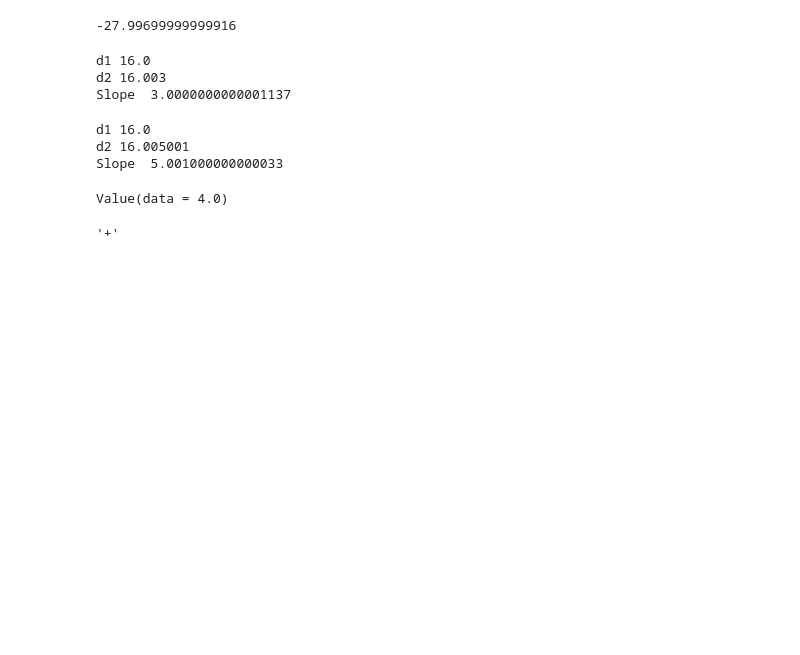
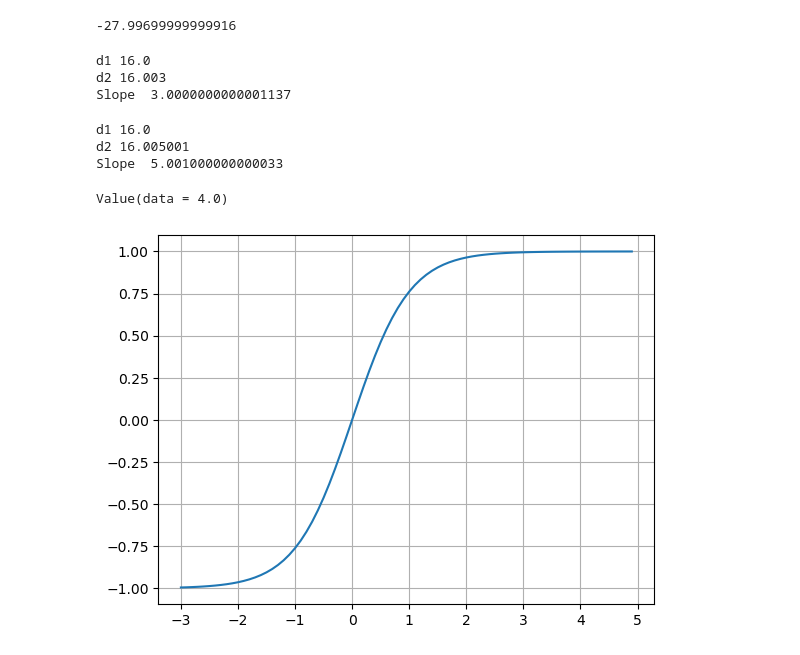
Before and after one commit to VaskarO/Neural-network-and-deep-learning, a Jupyter notebook: from_scratch/micrograd_from_scratch.ipynb, the cells around one changed output. Drawn from its saved outputs; the diff is of its cells as text; code cells hidden in the pictures; blank space fills up the shorter version.

```diff
--- a/from_scratch/micrograd_from_scratch.ipynb
+++ b/from_scratch/micrograd_from_scratch.ipynb
@@ -99,7 +106,8 @@ d = a*b+c
 d
 # %% [output]
 Value(data = 4.0)
-# %%
-d._op
-# %% [output]
-'+'
+# %%
+plt.plot(np.arange(-3,5,0.1), np.tanh(np.arange(-3,5,0.1)))
+plt.grid()
+# %% [output]
+[figure, added]
```
Also changed, not shown: parts of 2 cells of this notebook.
